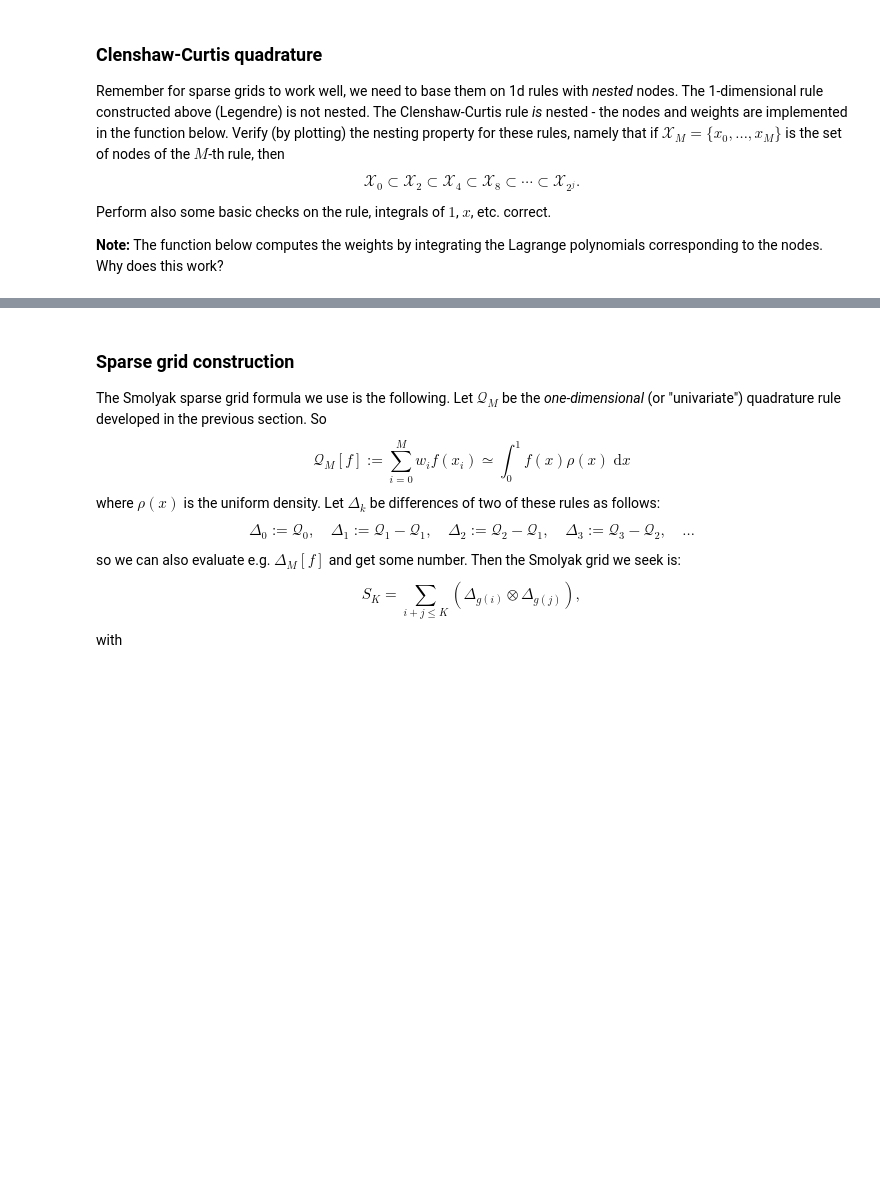
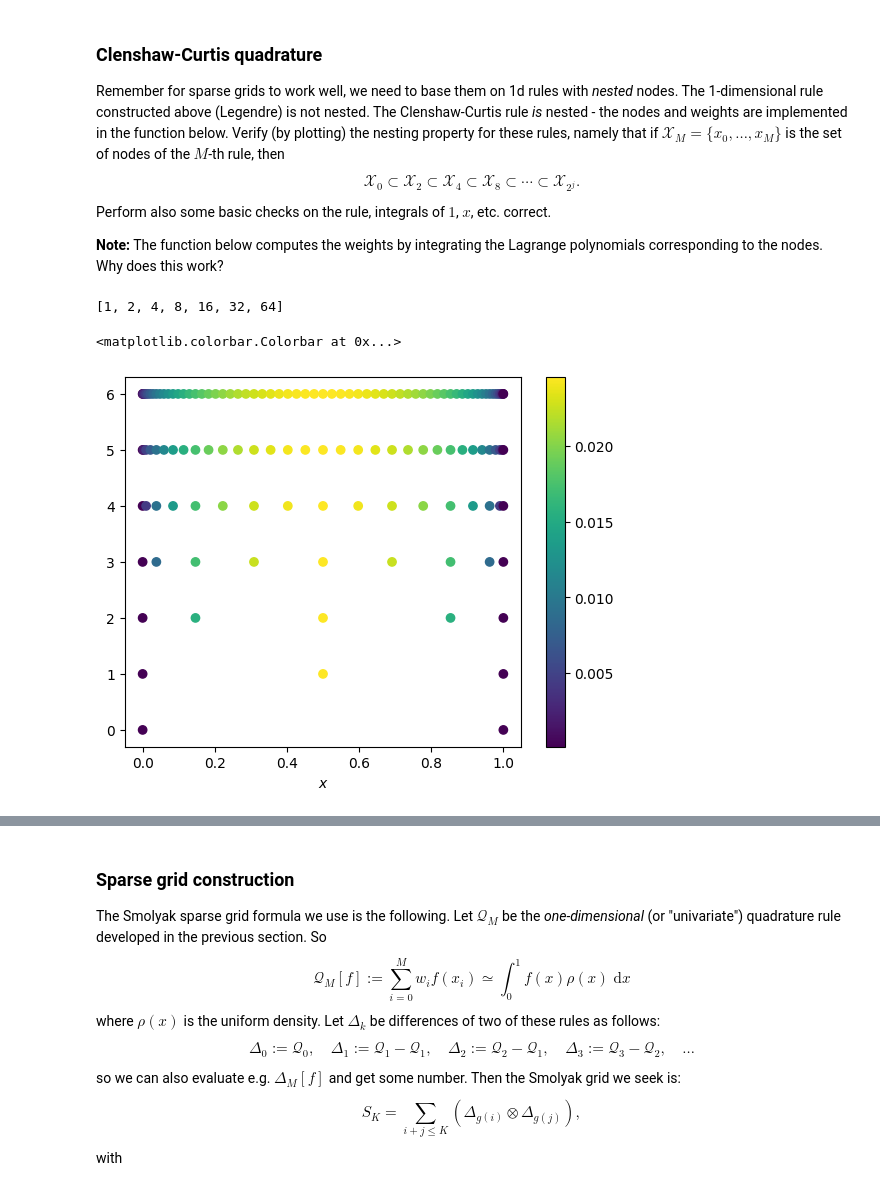
Before and after one commit to msahirs/CFD_IV, a Jupyter notebook: Tutorial1.ipynb, the cells around one changed output, grey strips where cells are left out. Cells and saved outputs as stored; diff of their text form; code cells hidden in the pictures; blank space fills up the shorter version.

```diff
--- a/Tutorial1.ipynb
+++ b/Tutorial1.ipynb
@@ -125,12 +181,18 @@ M1, M2 = 5, 6
 x1, w1 = scaled_gausslegendre(M1)
 x2, w2 = scaled_gausslegendre(M2)
 
-sum = 0
+quad_mat = np.empty((M1+1,M2+1))
+
+
 for i in range(M1+1):
     for j in range(M2+1):
-        sum += u(x1[i], x2[j])*w1[i]*w2[j]
+        quad_mat[i,j] = u(x1[i], x2[j])*w1[i]*w2[j]
+        # sum += u(x1[i], x2[j])*w1[i]*w2[j]
 
-sum
+# np.outer(u(x1)*w1,u(x2)*w2)
+# quad_mat
+sum = np.sum(quad_mat)
+# print(sum)
 # %% [markdown]
 **EXERCISE 3**
 
@@ -151,10 +213,33 @@ Perform also some basic checks on the rule, integrals of $1$, $x$, etc. correct.
 # %%
 def scaled_clenshaw(M):
     """Return nodes,weights of Clenshaw-Curtis quadrature with M+1 nodes on [0,1]"""
     if M == 0: return np.array([0.5]), np.array([1.]), # Special case
     x = np.cos(np.linspace(0, np.pi, M+1)[::-1])/2 + 1/2   # Nodes have an easy formula
     w = np.zeros(M+1)                                # Weights don't! So compute numerically!
     for i in range(M+1):
         lagrange = interpolate.BarycentricInterpolator(x, np.eye(M+1)[i])  # i-th Lagrange poly
         w[i] =  quad_gausslegendre(lagrange, M)
     return x, w
+
+# Check subsets of scaled_clenshaw(M)
+
+j_no = 7
+
+j_list = [2**j for j in range(j_no)]
+j_ind = [j for j in range(j_no)]
+print(j_list)
+for count, j in enumerate(j_list):
+
+    x_clen, w_clen = scaled_clenshaw(j)
+    plt.scatter(x_clen, [count]*len(x_clen), c=w_clen, marker='o')
+
+    # print(x_clen)
+# xx = np.linspace(-1,1,101)
+# plt.fill_between(xx+0.5, np.exp(-xx**2/2)*2, color='k', alpha=0.1)
+plt.xlabel(r'$x$')
+# plt.ylim(-1,10)
+plt.colorbar()
+# %% [output]
+[1, 2, 4, 8, 16, 32, 64]
+<matplotlib.colorbar.Colorbar at 0x...>
+[figure, added]
```
Also changed, not shown: parts of 10 cells of this notebook, 1 other file.
